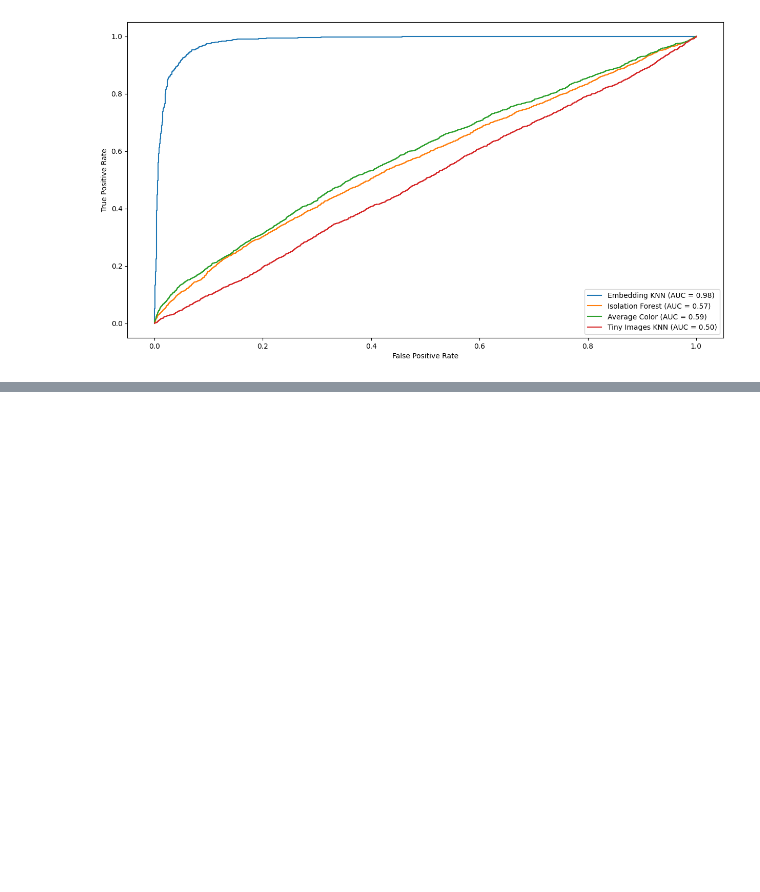
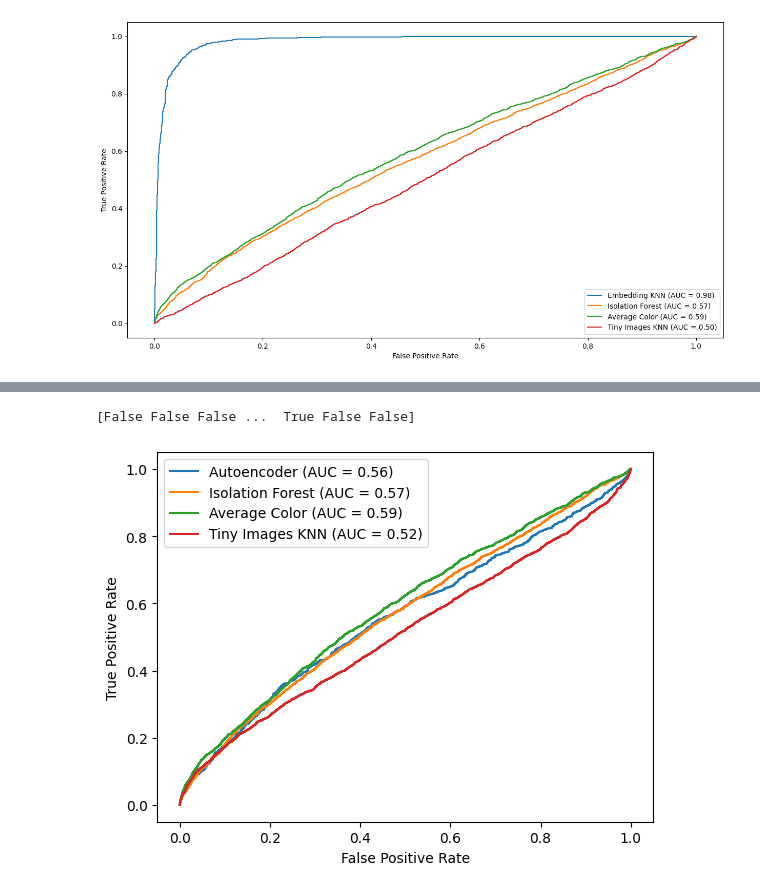
Before and after one commit to ninpnin/data-centric-ai, a Jupyter notebook: outliers/Lab - Outliers.ipynb, the cells around one changed output, grey strips where cells are left out. Drawn from its saved outputs; the diff is of its cells as text; code cells hidden in the pictures; blank space fills up the shorter version.

Commit message:
feat: implement and run autoencoder outlier detection

```diff
--- a/outliers/Lab - Outliers.ipynb
+++ b/outliers/Lab - Outliers.ipynb
@@ -339,0 +368,27 @@ Fitting OOD estimator based on provided features ...
+# %%
+class Autoencoder(Model):
+  def __init__(self, latent_dim, shape):
+    super(Autoencoder, self).__init__()
+    self.latent_dim = latent_dim
+    self.shape = shape
+    self.encoder = tf.keras.Sequential([
+      layers.Flatten(),
+      layers.Dense(latent_dim, activation='relu'),
+      layers.Dense(latent_dim, activation='relu'),
+      #layers.Dense(latent_dim, activation='relu'),
+    ])
+    self.decoder = tf.keras.Sequential([
+      layers.Dense(int(tf.math.reduce_prod(shape).numpy()), activation='sigmoid'),
+      layers.Reshape(shape)
+    ])
+
+  def call(self, x):
+    encoded = self.encoder(x)
+    decoded = self.decoder(encoded)
+    return decoded
+# %%
+shape = np.array(train_autoencoder.shape[1:])
+latent_dim = 256
+print(shape, type(shape))
+autoencoder = Autoencoder(latent_dim, shape)
+autoencoder.compile(optimizer='adam', loss=losses.MeanSquaredError())
@@ -339,0 +397,5 @@ Fitting OOD estimator based on provided features ...
+# %%
+autoencoder.fit(train_autoencoder, train_autoencoder,
+                epochs=5,
+                shuffle=True,
+                validation_data=(test_autoencoder,test_autoencoder))
@@ -339,0 +414,7 @@ Fitting OOD estimator based on provided features ...
+# %%
+test_predictions = autoencoder.predict(test_autoencoder)
+test_deltas = test_predictions - test_autoencoder
+test_deltas2 = tf.multiply(test_deltas, test_deltas)
+autoencoder_scores = tf.reduce_sum(tf.reduce_sum(tf.reduce_sum(test_deltas2, axis=-1), axis=-1), axis=-1)
+plot_roc(autoencoder_scores, 'Autoencoder', isolation_scores, 'Isolation Forest', mean_pixel_ood_scores, 'Average Color', tiny_ood_scores, 'Tiny Images KNN')
+# %% [output]
@@ -339,0 +422,2 @@ Fitting OOD estimator based on provided features ...
+[False False False ...  True False False]
+[figure, added]
```
Also changed, not shown: parts of 22 cells of this notebook.
